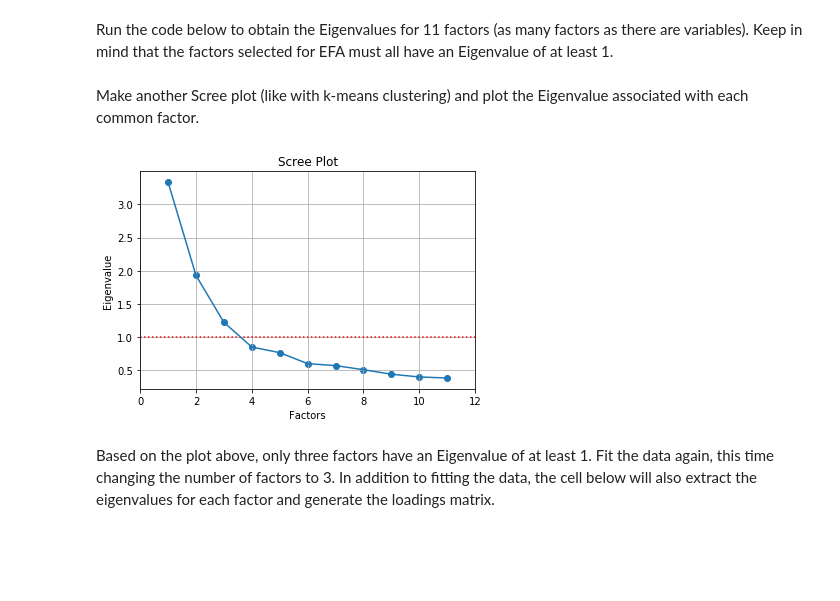
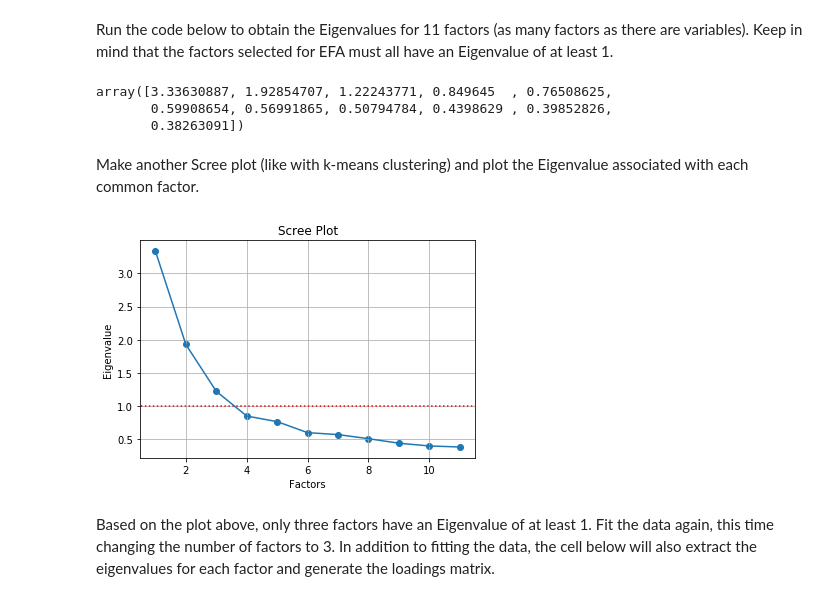
Before and after one commit to anniehelms/machine_learning_for_linguistics, a Jupyter notebook: k_means_and_efa.ipynb, the cells around one changed output. Drawn from its saved outputs; the diff is of its cells as text; code cells hidden in the pictures; blank space fills up the shorter version.

```diff
--- a/k_means_and_efa.ipynb
+++ b/k_means_and_efa.ipynb
@@ -267,24 +267,29 @@ values_std = StandardScaler().fit_transform(values)
 # %% [markdown]
 Run the code below to obtain the Eigenvalues for 11 factors (as many factors as there are variables). Keep in mind that the factors selected for EFA must all have an Eigenvalue of at least 1.
 # %%
-# calculate loadings matrix with 7 factors
+# calculate loadings matrix with 11 factors
 fact = fa.FactorAnalyzer(n_factors = 11, rotation = "varimax")
 fact.fit(values_std)
 ev = fact.get_eigenvalues()[0]
+ev
+# %% [output]
+array([3.33630887, 1.92854707, 1.22243771, 0.849645  , 0.76508625,
+       0.59908654, 0.56991865, 0.50794784, 0.4398629 , 0.39852826,
+       0.38263091])
 # %% [markdown]
 Make another Scree plot (like with k-means clustering) and plot the Eigenvalue associated with each common factor.
 # %%
 plt.scatter(range(1,12),ev) # range should equal the number of features in the data set, here there are 11
 plt.plot(range(1,12),ev)
 plt.title('Scree Plot')
 plt.xlabel('Factors')
 plt.ylabel('Eigenvalue')
 plt.hlines(y = 1, xmin = 0, xmax = 12, colors = "red", linestyle = "dotted") # eigenvalue cut off of 1
-plt.xlim(left = 0, right = 12)
+plt.xlim(left = 0.5, right = 11.5)
 plt.grid()
 plt.show()
 # %% [output]
-[figure, old version]
+[figure, new version]
 # %% [markdown]
 Based on the plot above, only three factors have an Eigenvalue of at least 1. Fit the data again, this time changing the number of factors to 3. In addition to fitting the data, the cell below will also extract the eigenvalues for each factor and generate the loadings matrix.
 # %%
```
Also changed, not shown: parts of 5 cells of this notebook, 1 other file.
